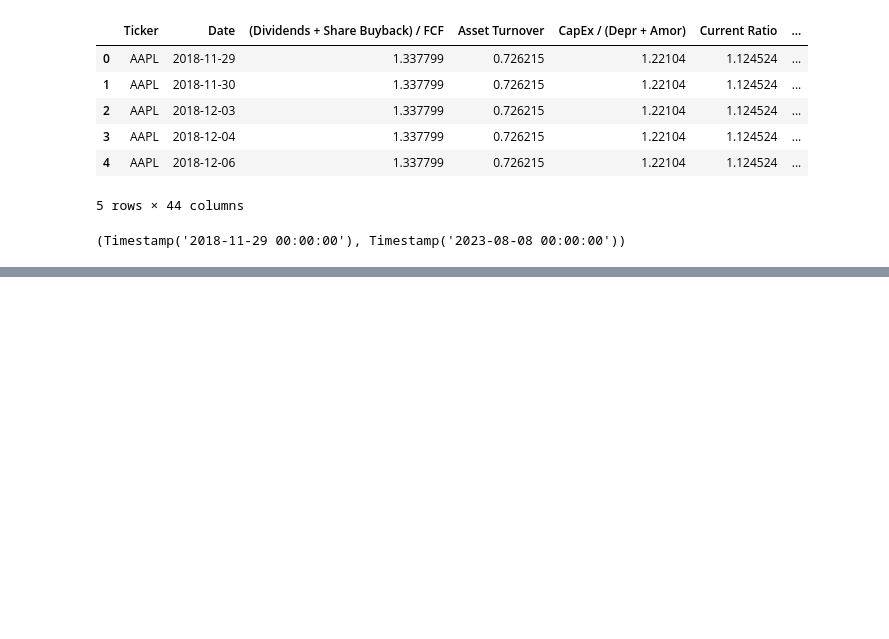
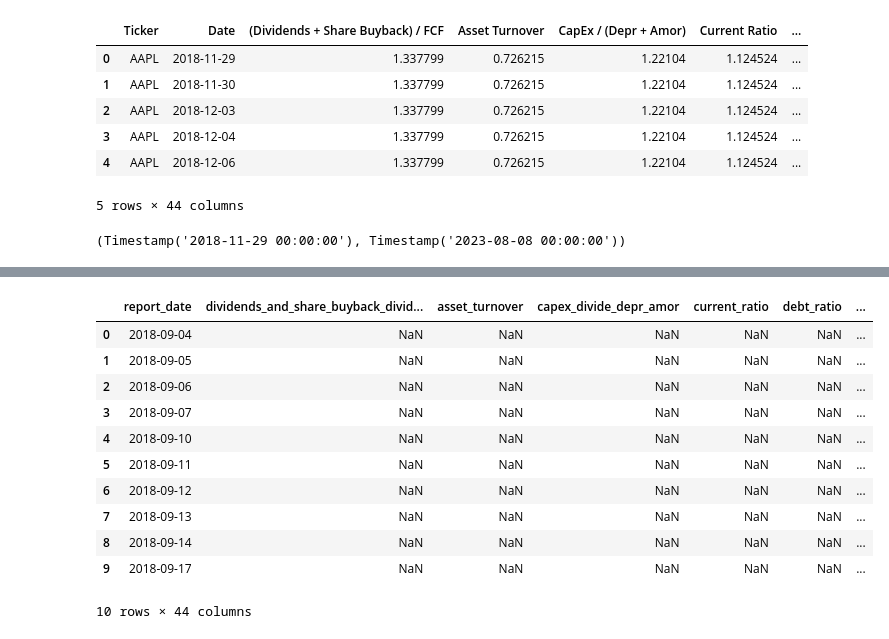
Before and after one commit to kravchukpetr/FinanceProject, a Jupyter notebook: ipynb/Stock Predict Models 1.ipynb, the cells around one changed output, grey strips where cells are left out. Cells and saved outputs as stored; diff of their text form; code cells hidden in the pictures; blank space fills up the shorter version.

Commit message:
fix simfin data

```diff
--- a/ipynb/Stock Predict Models 1.ipynb
+++ b/ipynb/Stock Predict Models 1.ipynb
@@ -294,7 +294,7 @@ market = 'us'
 # Income Statements etc., because the REPORT_DATE is not
 # when it was actually made available to the public,
 # which can be 1, 2 or even 3 months after the Report Date.
-offset = pd.DateOffset(days=60)
+offset = pd.DateOffset(days=30)
 
 # Refresh the fundamental datasets (Income Statements etc.)
 # every 30 days.
@@ -423,0 +471,22 @@ df_signals_to_calc['Date'].min(), df_signals_to_calc['Date'].max()
+# %%
+ticker = 'AAPL'
+df_ticker = df_signals.xs(ticker, level='Ticker')
+df_ticker['ticker'] = ticker
+df_ticker = sfl.simfin_rename_columns('stats', df_ticker)
+df_ticker = df_ticker.reset_index("report_date")
+merge_df_to_pg(df_ticker, engine, table_name, schema_name, merge_key_list)
+# %%
+df_ticker.head(10)
+# %% [output]
+|  | report_date | dividends_and_share_buyback_divid... | asset_turnover | capex_divide_depr_amor | current_ratio | debt_ratio | ... |
+| 0 | 2018-09-04 | NaN | NaN | NaN | NaN | NaN | ... |
+| 1 | 2018-09-05 | NaN | NaN | NaN | NaN | NaN | ... |
+| 2 | 2018-09-06 | NaN | NaN | NaN | NaN | NaN | ... |
+| 3 | 2018-09-07 | NaN | NaN | NaN | NaN | NaN | ... |
+| 4 | 2018-09-10 | NaN | NaN | NaN | NaN | NaN | ... |
+| 5 | 2018-09-11 | NaN | NaN | NaN | NaN | NaN | ... |
+| 6 | 2018-09-12 | NaN | NaN | NaN | NaN | NaN | ... |
+| 7 | 2018-09-13 | NaN | NaN | NaN | NaN | NaN | ... |
+| 8 | 2018-09-14 | NaN | NaN | NaN | NaN | NaN | ... |
+| 9 | 2018-09-17 | NaN | NaN | NaN | NaN | NaN | ... |
+10 rows × 44 columns
```
Also changed, not shown: parts of 14 cells of this notebook, 2 other files.
